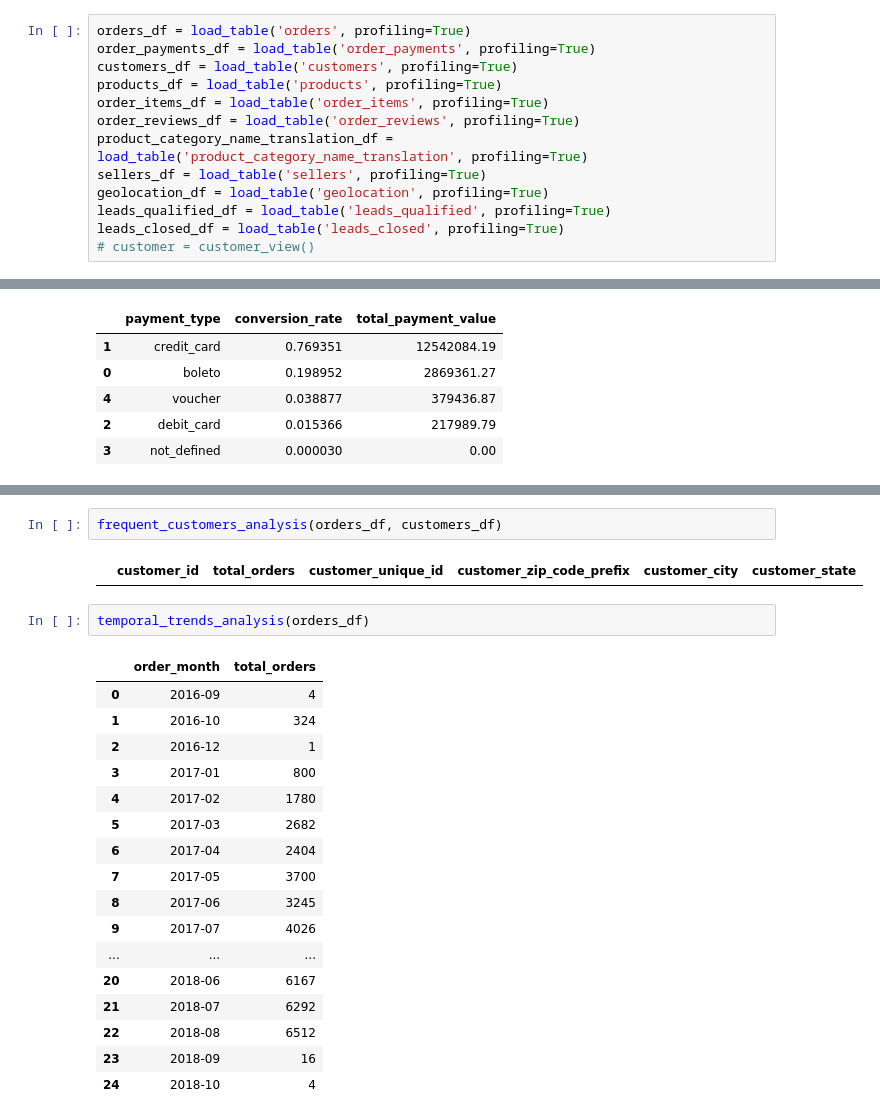
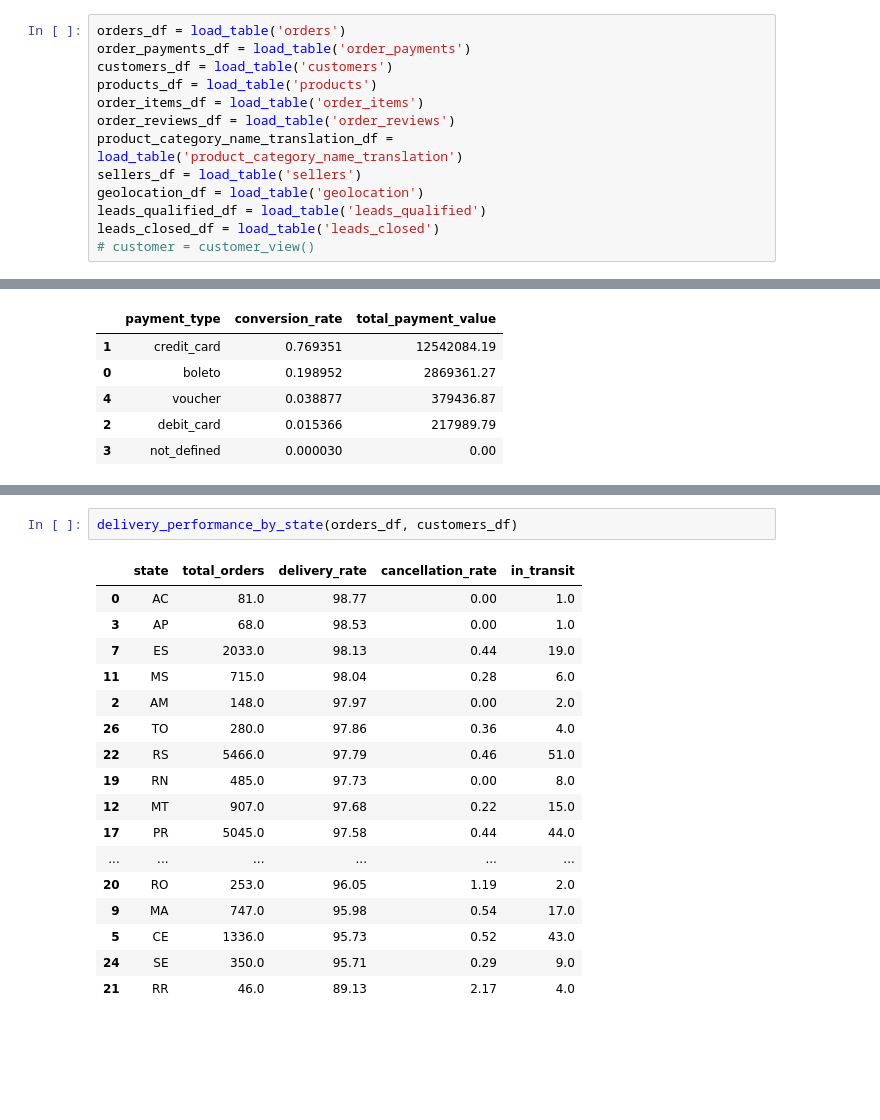
Before and after one commit to kenia-cisneros-a11y/e-comerce_olist_data, a Jupyter notebook: tests.ipynb, the cells around one changed output, grey strips where cells are left out. Cells and saved outputs as stored; diff of their text form; blank space fills up the shorter version.

Commit message:
Cohort analysis, LTV & RFM functions, test file shows the output for every key_metric

```diff
--- a/tests.ipynb
+++ b/tests.ipynb
@@ -17,17 +21,17 @@ from key_metrics import *
 
 At the moment of loading data automatically is generated an express and basic EDA analysis
 # %%
-orders_df = load_table('orders', profiling=True)
-order_payments_df = load_table('order_payments', profiling=True)
-customers_df = load_table('customers', profiling=True)
-products_df = load_table('products', profiling=True)
-order_items_df = load_table('order_items', profiling=True)
-order_reviews_df = load_table('order_reviews', profiling=True)
-product_category_name_translation_df = load_table('product_category_name_translation', profiling=True)
-sellers_df = load_table('sellers', profiling=True)
-geolocation_df = load_table('geolocation', profiling=True)
-leads_qualified_df = load_table('leads_qualified', profiling=True)
-leads_closed_df = load_table('leads_closed', profiling=True)
+orders_df = load_table('orders')
+order_payments_df = load_table('order_payments')
+customers_df = load_table('customers')
+products_df = load_table('products')
+order_items_df = load_table('order_items')
+order_reviews_df = load_table('order_reviews')
+product_category_name_translation_df = load_table('product_category_name_translation')
+sellers_df = load_table('sellers')
+geolocation_df = load_table('geolocation')
+leads_qualified_df = load_table('leads_qualified')
+leads_closed_df = load_table('leads_closed')
 # customer = customer_view()
 # %%
 # basic preprocessing
@@ -148,24 +168,20 @@ delivery_time_analysis(order_items_df, orders_df)
 # %%
-frequent_customers_analysis(orders_df, customers_df)
+delivery_performance_by_state(orders_df, customers_df)
 # %% [output]
-|  | customer_id | total_orders | customer_unique_id | customer_zip_code_prefix | customer_city | customer_state |
+|  | state | total_orders | delivery_rate | cancellation_rate | in_transit |
+| 0 | AC | 81.0 | 98.77 | 0.00 | 1.0 |
+| 3 | AP | 68.0 | 98.53 | 0.00 | 1.0 |
+| 7 | ES | 2033.0 | 98.13 | 0.44 | 19.0 |
+| 11 | MS | 715.0 | 98.04 | 0.28 | 6.0 |
+| 2 | AM | 148.0 | 97.97 | 0.00 | 2.0 |
+| 26 | TO | 280.0 | 97.86 | 0.36 | 4.0 |
+| 22 | RS | 5466.0 | 97.79 | 0.46 | 51.0 |
+| 19 | RN | 485.0 | 97.73 | 0.00 | 8.0 |
+| 12 | MT | 907.0 | 97.68 | 0.22 | 15.0 |
+| 17 | PR | 5045.0 | 97.58 | 0.44 | 44.0 |
+| ... | ... | ... | ... | ... | ... |
+| 20 | RO | 253.0 | 96.05 | 1.19 | 2.0 |
+| 9 | MA | 747.0 | 95.98 | 0.54 | 17.0 |
+| 5 | CE | 1336.0 | 95.73 | 0.52 | 43.0 |
+| 24 | SE | 350.0 | 95.71 | 0.29 | 9.0 |
+| 21 | RR | 46.0 | 89.13 | 2.17 | 4.0 |
-# %%
-temporal_trends_analysis(orders_df)
-# %% [output]
-|  | order_month | total_orders |
-| 0 | 2016-09 | 4 |
-| 1 | 2016-10 | 324 |
-| 2 | 2016-12 | 1 |
-| 3 | 2017-01 | 800 |
-| 4 | 2017-02 | 1780 |
-| 5 | 2017-03 | 2682 |
-| 6 | 2017-04 | 2404 |
-| 7 | 2017-05 | 3700 |
-| 8 | 2017-06 | 3245 |
-| 9 | 2017-07 | 4026 |
-| ... | ... | ... |
-| 20 | 2018-06 | 6167 |
-| 21 | 2018-07 | 6292 |
-| 22 | 2018-08 | 6512 |
-| 23 | 2018-09 | 16 |
-| 24 | 2018-10 | 4 |
```
Also changed, not shown: parts of 28 cells of this notebook, 4 other files.
